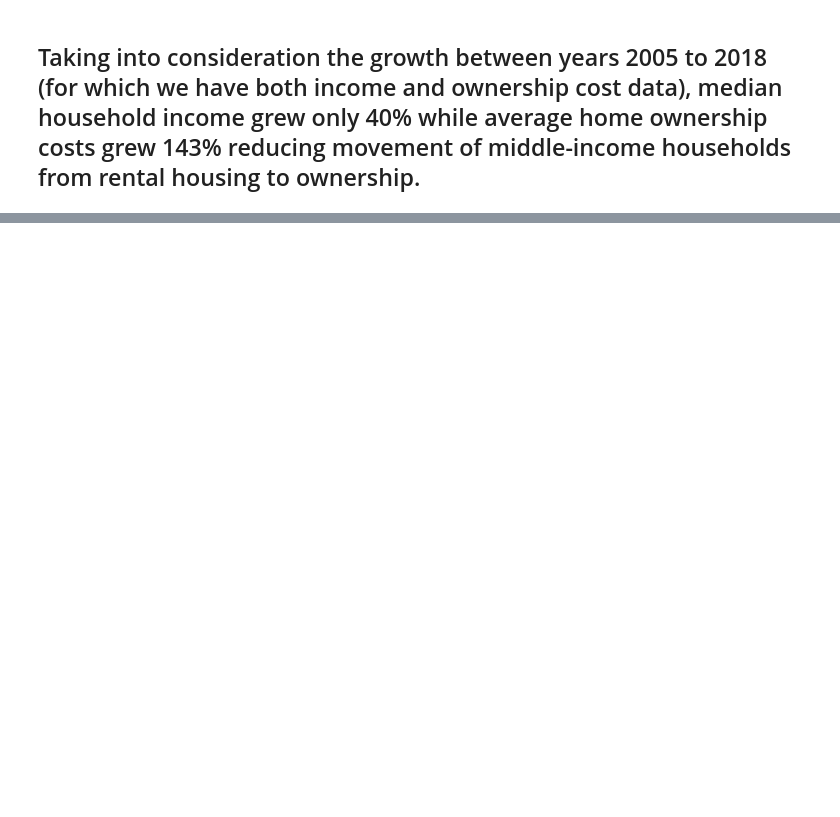
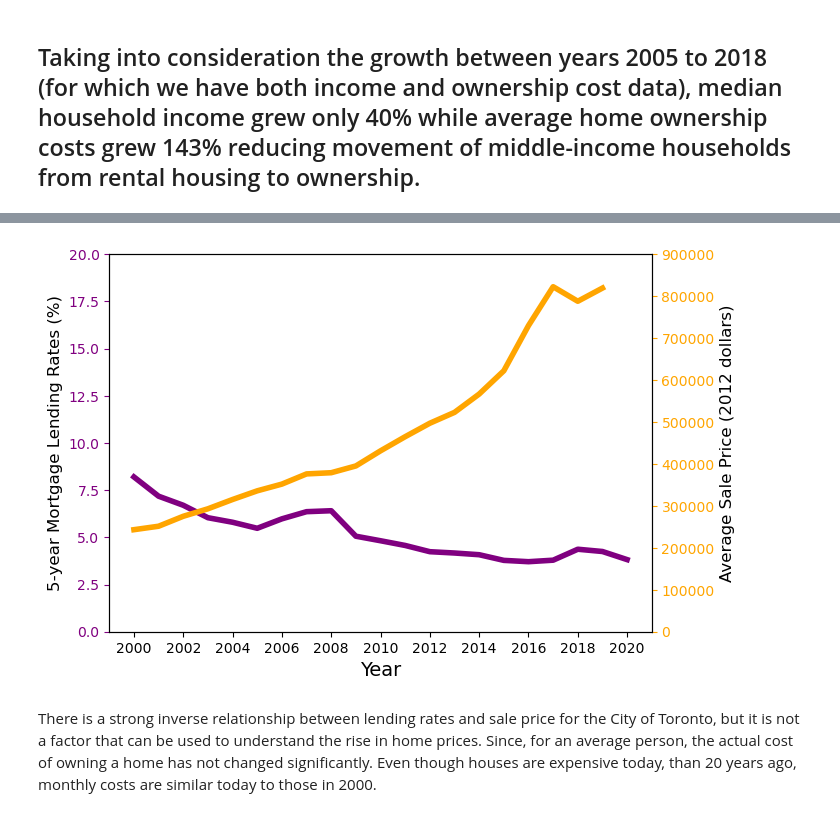
Before and after one commit to prashansa/TorontoHousingMarket, a Jupyter notebook: Toronto Housing Market.ipynb, the cells around one changed output, grey strips where cells are left out. Cells and saved outputs as stored; diff of their text form; code cells hidden in the pictures; blank space fills up the shorter version.

```diff
--- a/Toronto Housing Market.ipynb
+++ b/Toronto Housing Market.ipynb
@@ -122,0 +233,19 @@ benchmark_household_df.plot(ax=ax, x='Year', y='Composite Benchmark Price')
+# %%
+fig,ax = plt.subplots()
+
+ax.plot(lend_rate_df['Year'],lend_rate_df['Lending Rate'], color='purple', linewidth=4)
+ax.set_ylim(0, 20)
+ax.set_xlabel('Year',fontsize=14)
+ax.set_ylabel('5-year Mortgage Lending Rates (%)', fontsize=12)
+ax.tick_params(axis='y', colors='purple')
+
+ax2=ax.twinx()
+ax2.plot(avg_sale_df['Year'], avg_sale_df['Average Sale Price'], color='orange', linewidth=4)
+ax2.set_ylim(0, 900000)
+ax2.set_ylabel('Average Sale Price (2012 dollars)', fontsize=12)
+plt.locator_params(axis='x', nbins=12)
+ax2.tick_params(axis='y', colors='orange')
+# %% [output]
+[figure, added]
+# %% [markdown]
+There is a strong inverse relationship between lending rates and sale price for the City of Toronto, but it is not a factor that can be used to understand the rise in home prices. Since, for an average person, the actual cost of owning a home has not changed significantly. Even though houses are expensive today, than 20 years ago, monthly costs are similar today to those in 2000.
```
Also changed, not shown: parts of 19 cells of this notebook, 8 other files.
